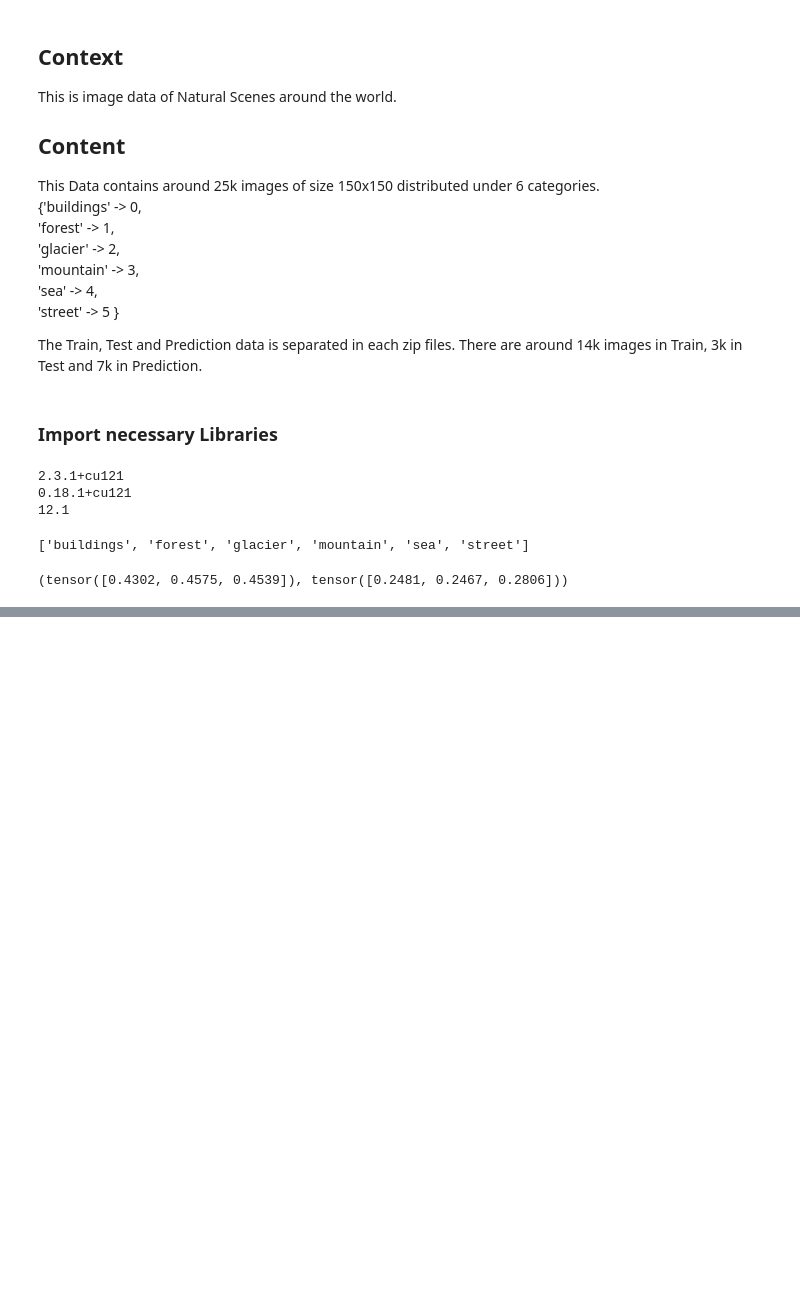
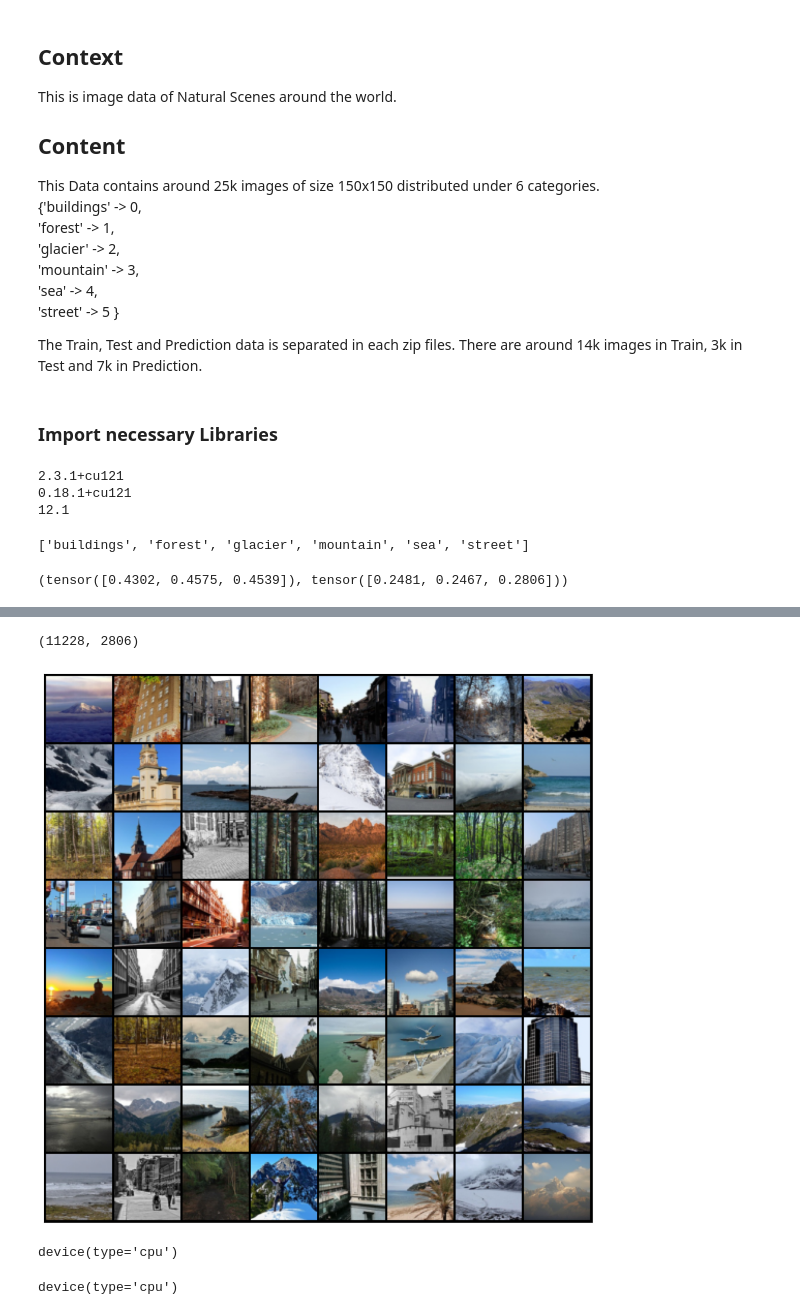
Before and after one commit to Rushi9867/Intel_Image_Classification, a Jupyter notebook: Notebboks/Intel_image_classification.ipynb, the cells around one changed output, grey strips where cells are left out. Saved outputs shown, nothing was run; the diff lists cells and outputs as text; code cells hidden in the pictures; blank space fills up the shorter version.

```diff
--- a/Notebboks/Intel_image_classification.ipynb
+++ b/Notebboks/Intel_image_classification.ipynb
@@ -70,0 +88,3 @@ mean,std
+# %%
+train = ImageFolder("/config/workspace/Data/seg_train/",transform=train_transfrom)
+test = ImageFolder("/config/workspace/Data/seg_test/",transform=test_transfrom)
@@ -70,0 +96,31 @@ mean,std
+# %%
+val_size = int(len(train)*0.2)
+train_size = len(train) - val_size
+
+train_ds , val_ds = random_split(train,[train_size,val_size])
+len(train_ds),len(val_ds)
+# %% [output]
+(11228, 2806)
+# %%
+batch_size = 128
+
+train_dl = DataLoader(train_ds,batch_size,shuffle=True,num_workers=2,pin_memory=True)
+valid_dl = DataLoader(val_ds,batch_size*2,num_workers=2,pin_memory=True)
+test_dl = DataLoader(test,batch_size*2,num_workers=2,pin_memory=True)
+# %%
+def denormalize(iamges,means,stds):
+    means = torch.tensor(means).reshape(1,3,1,1)
+    stds = torch.tensor(stds).reshape(1,3,1,1)
+    return iamges * stds + means
+
+def show_batch(dl):
+    for images,labels in dl:
+        fig,ax = plt.subplots(figsize=(12,12))
+        ax.set_xticks([]);ax.set_yticks([])
+        denorm_images = denormalize(images,*stats)
+        ax.imshow(make_grid(denorm_images[:64],nrow=8).permute(1,2,0).clamp(0,1))
+        break
+# %%
+show_batch(train_dl)
+# %% [output]
+[figure, added]
@@ -70,0 +155,4 @@ mean,std
+# %%
+get_default_device()
+# %% [output]
+device(type='cpu')
@@ -70,0 +188,5 @@ mean,std
+# %%
+device = get_default_device()
+device
+# %% [output]
+device(type='cpu')
```
Also changed, not shown: parts of 6 cells of this notebook.
